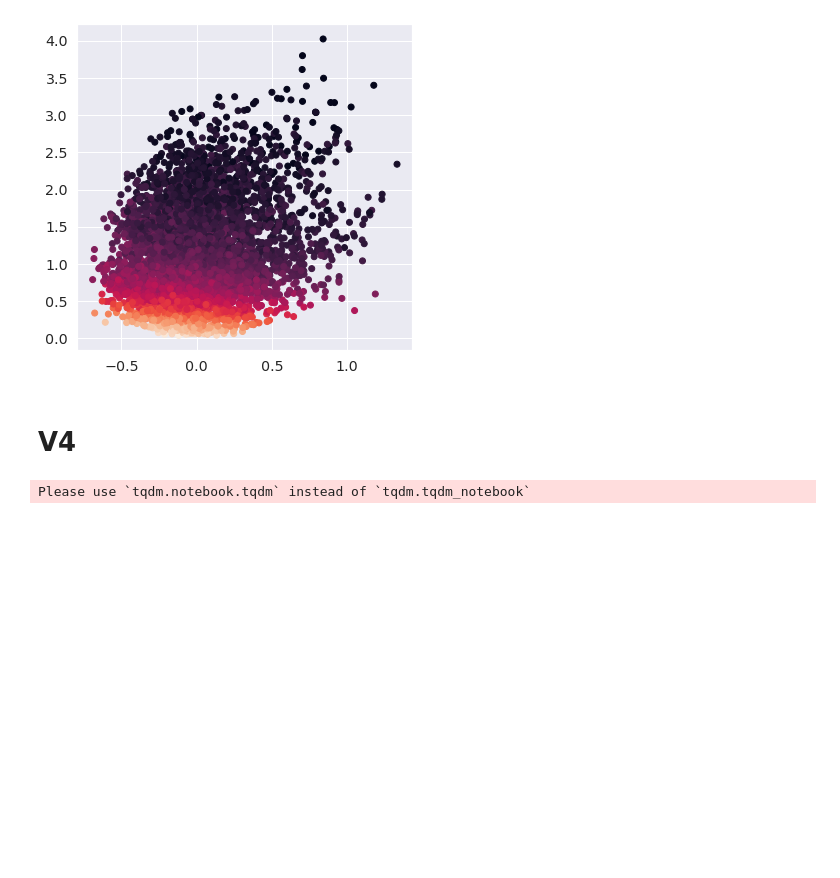
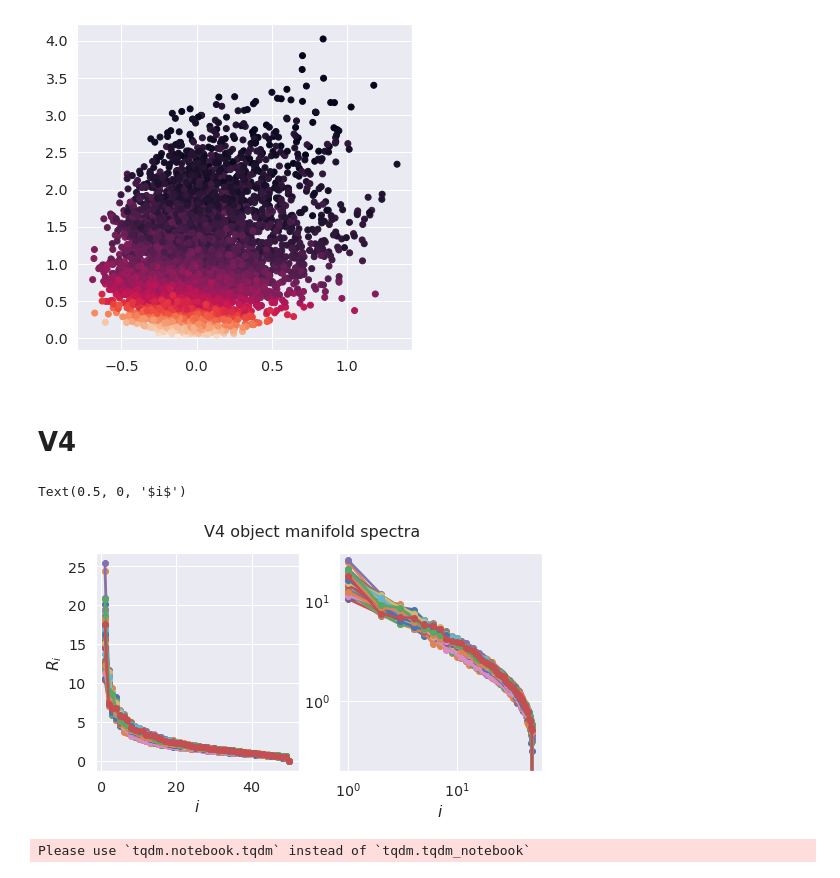
Before and after one commit to bsorsch/geometry-fewshot-learning, a Jupyter notebook: macaque_data.ipynb, the cells around one changed output. Saved outputs shown, nothing was run; the diff lists cells and outputs as text; code cells hidden in the pictures; blank space fills up the shorter version.

```diff
--- a/macaque_data.ipynb
+++ b/macaque_data.ipynb
@@ -312,3 +318,21 @@ for manifold in manifolds_v4:
 Rs_v4 = np.stack(Rs_v4)
 centers_v4 = np.stack(centers_v4)
 Us_v4 = np.stack(Us_v4)
+# %%
+plt.figure(figsize=(8,4))
+plt.suptitle('V4 object manifold spectra', fontsize=16)
+plt.subplot(121)
+plt.plot(np.arange(1,Rs_v4.shape[1]+1), Rs_v4.T, 'o-');
+plt.xlabel(r'$i$')
+plt.ylabel(r'$R_i$')
+
+plt.subplot(122)
+plt.plot(np.arange(1,Rs_v4.shape[1]+1),Rs_v4.T, 'o-');
+# plt.xlim([0,10])
+plt.xscale('log')
+plt.yscale('log')
+plt.ylim([2e-1,3e1]);
+plt.xlabel(r'$i$')
+# %% [output]
+Text(0.5, 0, '$i$')
+[figure, added]
```
Also changed, not shown: parts of 10 cells of this notebook, 4 other files.
